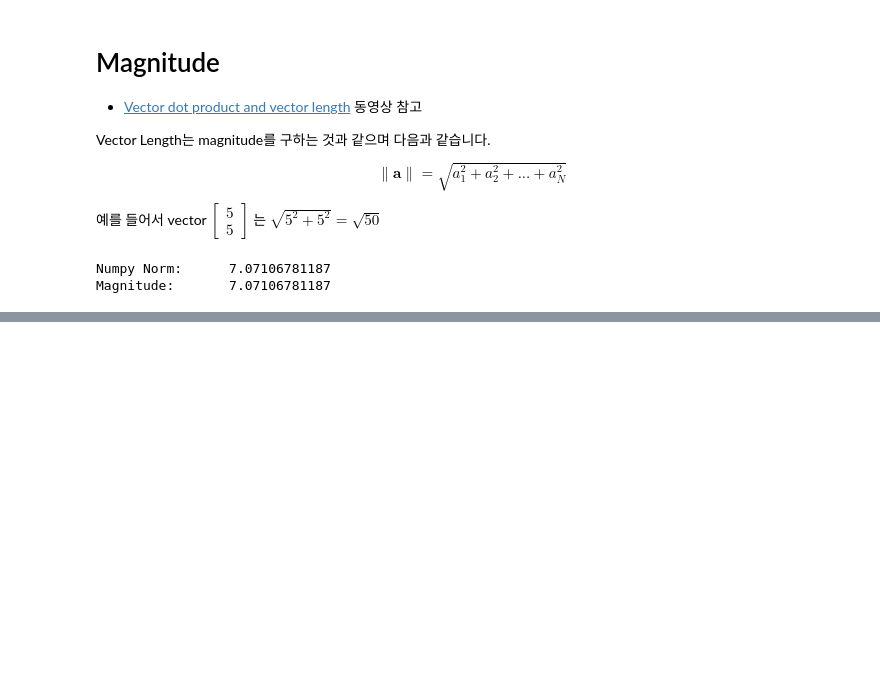
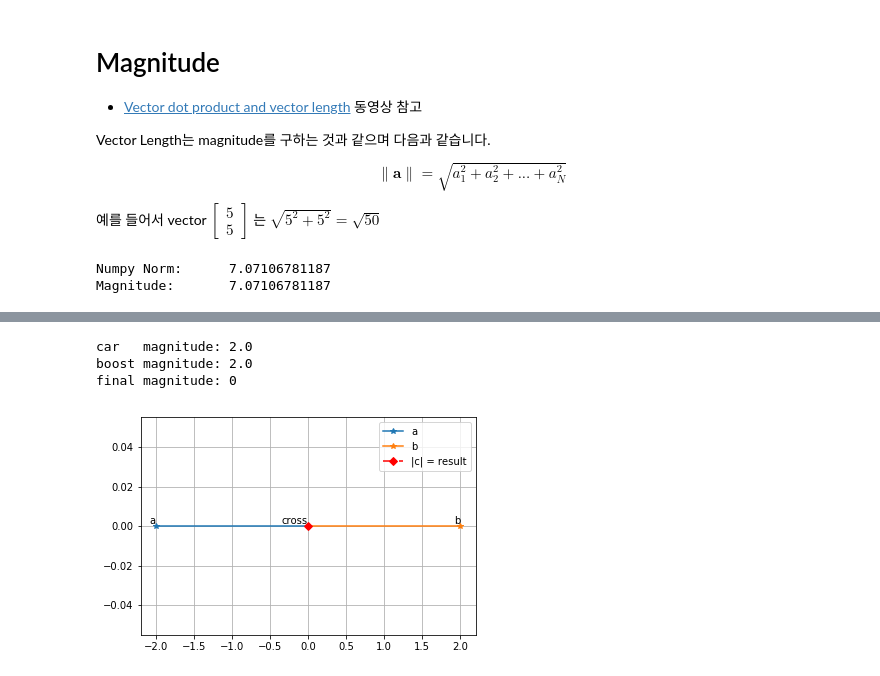
Before and after one commit to AndersonJo/machine-learning, a Jupyter notebook: Mathematics/2020 Linear Algebra/001 Vector.ipynb, the cells around one changed output, grey strips where cells are left out. Saved outputs shown, nothing was run; the diff lists cells and outputs as text; code cells hidden in the pictures; blank space fills up the shorter version.

```diff
--- a/Mathematics/2020 Linear Algebra/001 Vector.ipynb
+++ b/Mathematics/2020 Linear Algebra/001 Vector.ipynb
@@ -180 +207,11 @@ Matrix multiplication은 일종의 geomatrical transformation으로 봐야 합
+# %%
+# 서로의 방향이 반대방향을때..
+a = np.array([-2, 0])
+b = np.array([2, 0])
+dot(a, b)
+# %% [output]
+car   magnitude: 2.0
+boost magnitude: 2.0
+final magnitude: 0
+[figure, added]
 # %%
```
Also changed, not shown: parts of 17 cells of this notebook, 3 other files.
